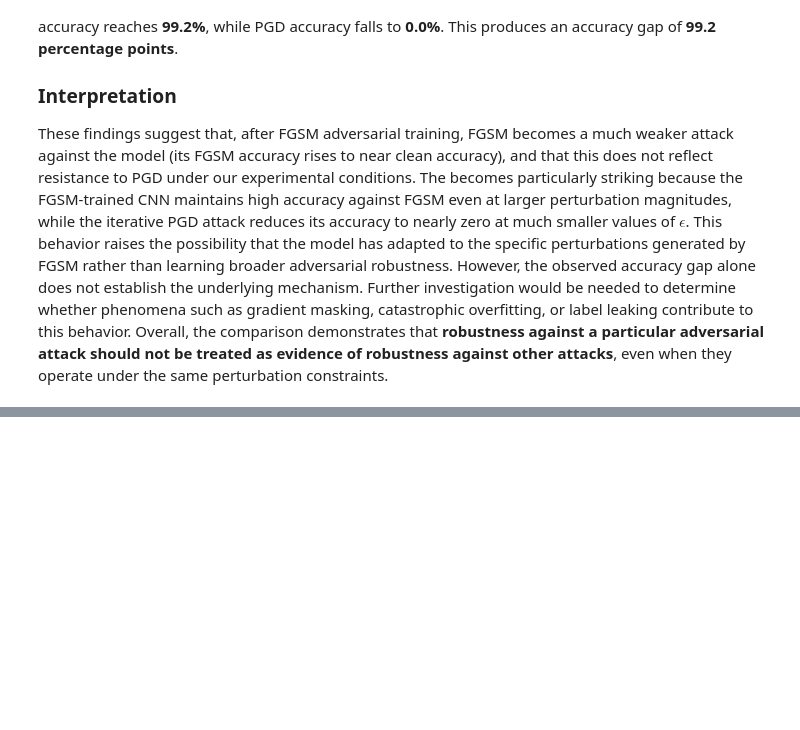
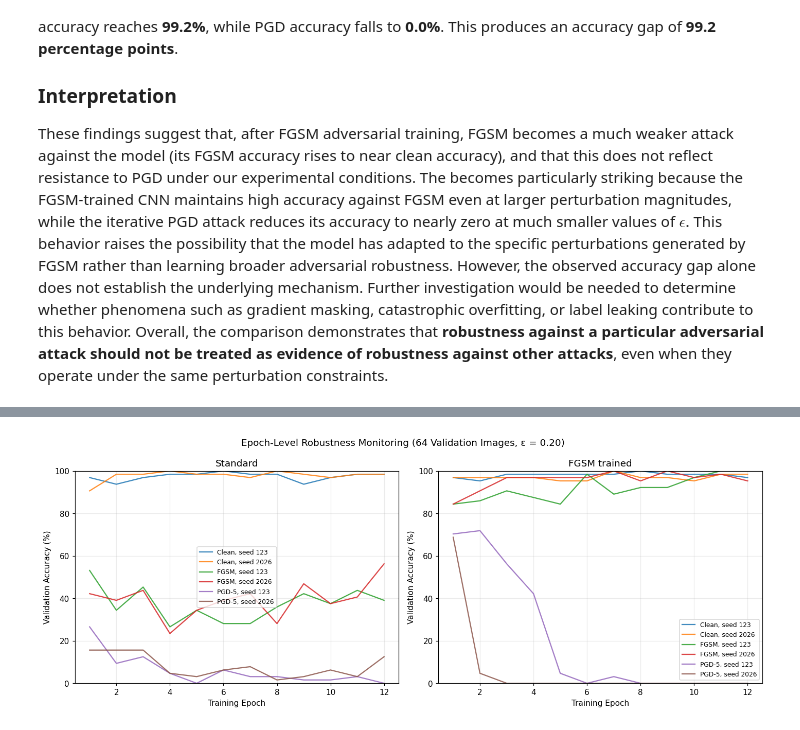
Before and after one commit to CandidoS391/learning-under-transformation, a Jupyter notebook: adversarial_examples_fgsm_pgd.ipynb, the cells around one changed output, grey strips where cells are left out. Cells and saved outputs as stored; diff of their text form; code cells hidden in the pictures; blank space fills up the shorter version.

```diff
--- a/adversarial_examples_fgsm_pgd.ipynb
+++ b/adversarial_examples_fgsm_pgd.ipynb
@@ -1222,0 +1980,45 @@ Overall, these findings suggest that FGSM adversarial training, as configured he
+# %%
+fig, axes = plt.subplots(1, 2, figsize=(13, 5))
+
+metrics = {
+  "monitor_clean": "Clean",
+  "monitor_fgsm": "FGSM",
+  "monitor_pgd": "PGD-5",
+}
+
+for ax, name in zip(axes, ("Standard", "FGSM trained")):
+  for metric, label in metrics.items():
+    for seed in FOLLOWUP_SEEDS[1:]:
+      data = monitor_results[
+        (monitor_results["seed"] == seed)
+        & (monitor_results["model"] == name)
+      ]
+
+      ax.plot(
+        data["epoch"],
+        100 * data[metric],
+        label=f"{label}, seed {seed}",
+        alpha=0.85
+      )
+
+  ax.set(
+    title=name,
+    xlabel="Training Epoch",
+    ylabel="Validation Accuracy (%)",
+    ylim=(0, 100)
+  )
+  ax.legend(fontsize=8)
+
+fig.suptitle(
+  "Epoch-Level Robustness Monitoring "
+  "(64 Validation Images, ε = 0.20)"
+)
+
+plt.tight_layout()
+plt.savefig(
+  OUTPUT_DIR / "epoch_robustness_monitoring.png",
+  dpi=160, bbox_inches="tight"
+)
+plt.show()
+# %% [output]
+[figure, added]
```
Also changed, not shown: parts of 22 cells of this notebook.
